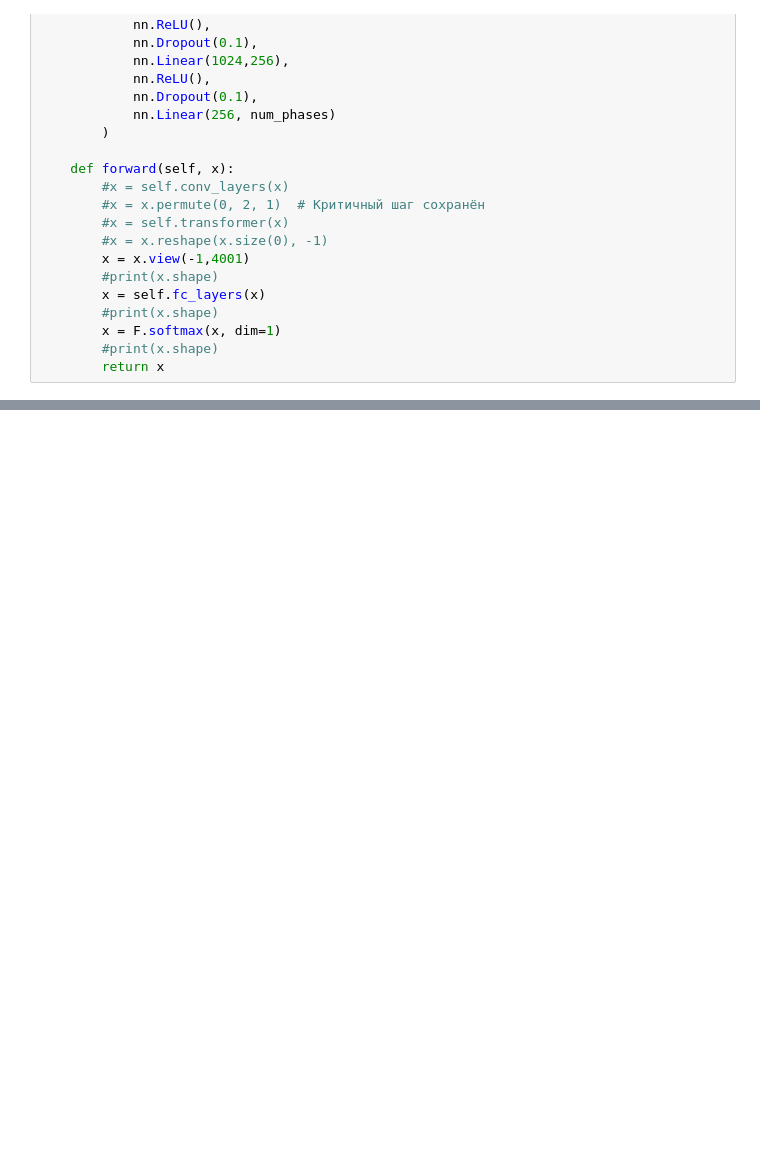
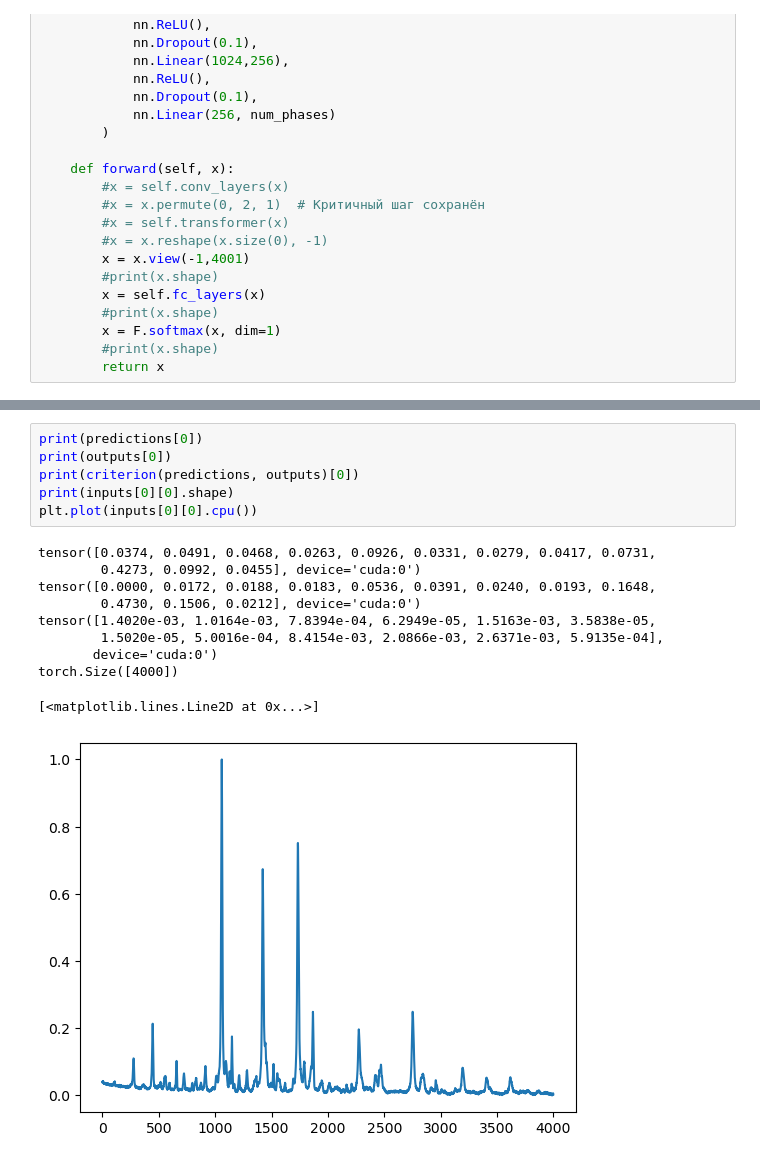
Before and after one commit to VladimirStanovov/DiffractNet, a Jupyter notebook: NN_QPA_OSO/DiffractNet.ipynb, the cells around one changed output, grey strips where cells are left out. Saved outputs shown, nothing was run; the diff lists cells and outputs as text; blank space fills up the shorter version.

```diff
--- a/NN_QPA_OSO/DiffractNet.ipynb
+++ b/NN_QPA_OSO/DiffractNet.ipynb
@@ -647,3 +749,20 @@ Epoch [1/300], learn_rate: [0.0001], Train Loss: 1.7054e-05, Test Loss: 1.7141e-
+# %%
+print(predictions[0])
+print(outputs[0])
+print(criterion(predictions, outputs)[0])
+print(inputs[0][0].shape)
+plt.plot(inputs[0][0].cpu())
+# %% [output]
+tensor([0.0374, 0.0491, 0.0468, 0.0263, 0.0926, 0.0331, 0.0279, 0.0417, 0.0731,
+        0.4273, 0.0992, 0.0455], device='cuda:0')
+tensor([0.0000, 0.0172, 0.0188, 0.0183, 0.0536, 0.0391, 0.0240, 0.0193, 0.1648,
+        0.4730, 0.1506, 0.0212], device='cuda:0')
+tensor([1.4020e-03, 1.0164e-03, 7.8394e-04, 6.2949e-05, 1.5163e-03, 3.5838e-05,
+        1.5020e-05, 5.0016e-04, 8.4154e-03, 2.0866e-03, 2.6371e-03, 5.9135e-04],
+       device='cuda:0')
+torch.Size([4000])
+[<matplotlib.lines.Line2D at 0x...>]
+[figure, added]
 # %%
 np_train_all_losses = np.array(train_all_losses)
 np_test_all_losses = np.array(test_all_losses)
```
Also changed, not shown: parts of 25 cells of this notebook, 8 other files.
